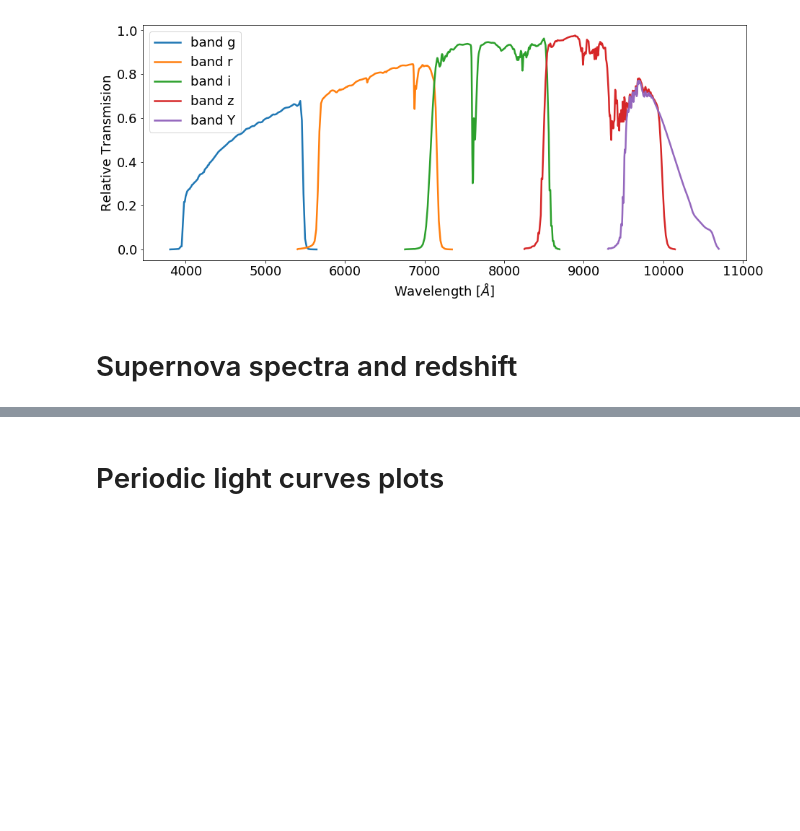
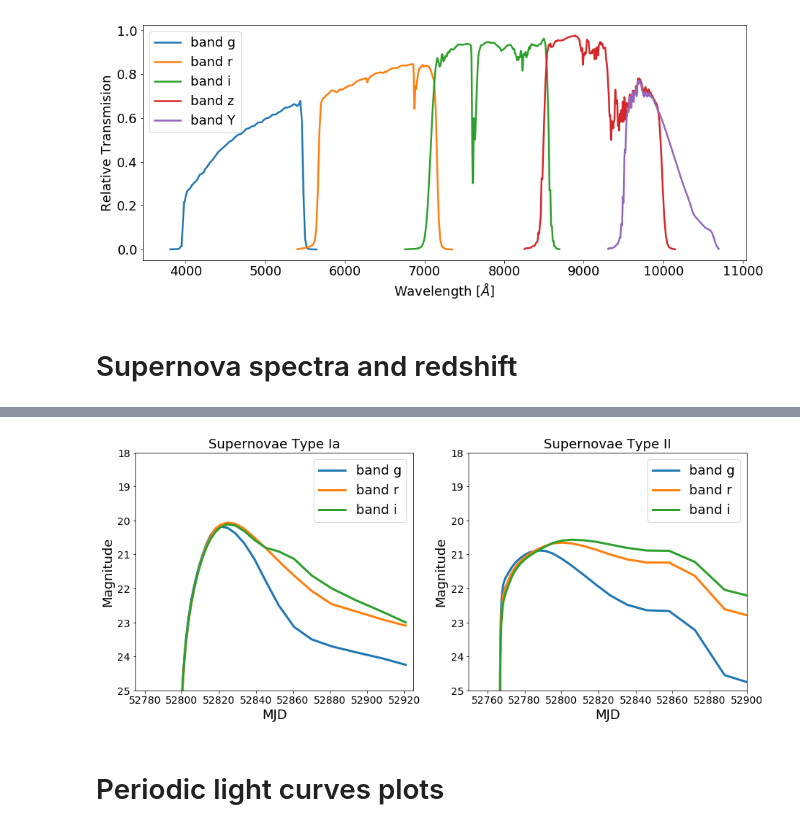
Before and after one commit to rodrigcd/thesis_plots, a Jupyter notebook: Chapter_2_astronomy.ipynb, the cells around one changed output, grey strips where cells are left out. Saved outputs shown, nothing was run; the diff lists cells and outputs as text; code cells hidden in the pictures; blank space fills up the shorter version.

```diff
--- a/Chapter_2_astronomy.ipynb
+++ b/Chapter_2_astronomy.ipynb
@@ -75,0 +85,36 @@ plt.show()
+# %%
+mjd_days = np.arange(start=52721, stop=52721+200, step=0.05)
+bands = ["g", "r", "i"]
+bands_per_day = []
+band_count = 0
+while band_count < len(mjd_days):
+    for b in bands:
+        bands_per_day.append(b)
+        band_count += 1
+        if band_count >= len(mjd_days):
+            break
+days_per_band = {}
+for b in bands:
+    days_per_band[b] = mjd_days[np.where(np.array(bands_per_day)==b)[0]]
+# %%
+TypeIa = np.load("data/Hsiao_custom_2000_lc.pkl")["custom_field"]
+TypeII = np.load("data/moriya_custom_2000_lc.pkl")["custom_field"]
+#print(TypeIa["custom_field"][:3])
+curve_selection = {"Type Ia": {"index": 2, "xlim": [52775, 52925], "ylim": [25, 18], "curves": TypeIa, "offset": -1},
+                  "Type II": {"index": 14, "xlim": [52750, 52900], "ylim": [25, 18], "curves": TypeII, "offset": -1}}
+# %%
+f, ax = plt.subplots(1, 2, figsize=plot_figsize)
+for b in bands:
+    for i, (k, value) in enumerate(curve_selection.items()):
+        ax[i].plot(days_per_band[b], value["curves"][value["index"]][b] + value["offset"], lw=3, label = "band "+b)
+        ax[i].set_title("Supernovae "+k, fontsize=plot_fontsize)
+        ax[i].set_xlabel("MJD", fontsize=plot_fontsize)
+        ax[i].set_ylabel("Magnitude", fontsize=plot_fontsize)
+        ax[i].set_ylim(value["ylim"])
+        ax[i].set_xlim(value["xlim"])
+        ax[i].legend(fontsize=plot_fontsize)
+        ax[i].tick_params(axis='both', which='major', labelsize=plot_fontsize-4)
+plt.savefig(save_path+"supernovae_examples.pdf", bbox_inches = 'tight')
+plt.show()
+# %% [output]
+[figure, added]
```
Also changed, not shown: parts of 10 cells of this notebook, 7 other files.
